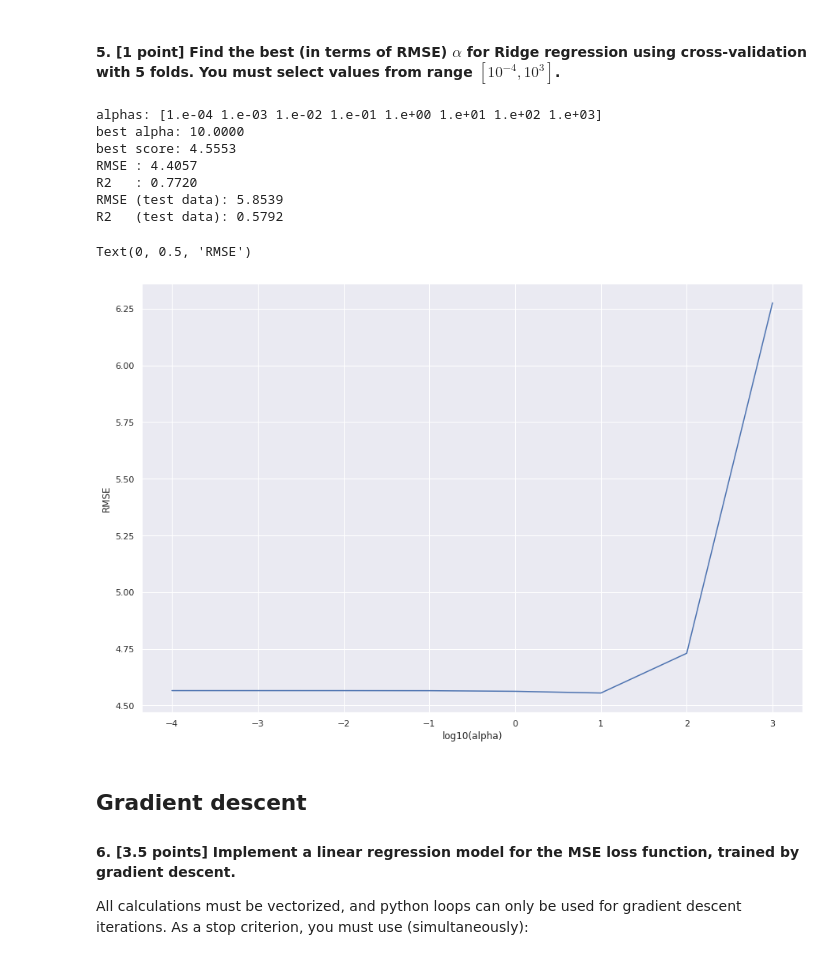
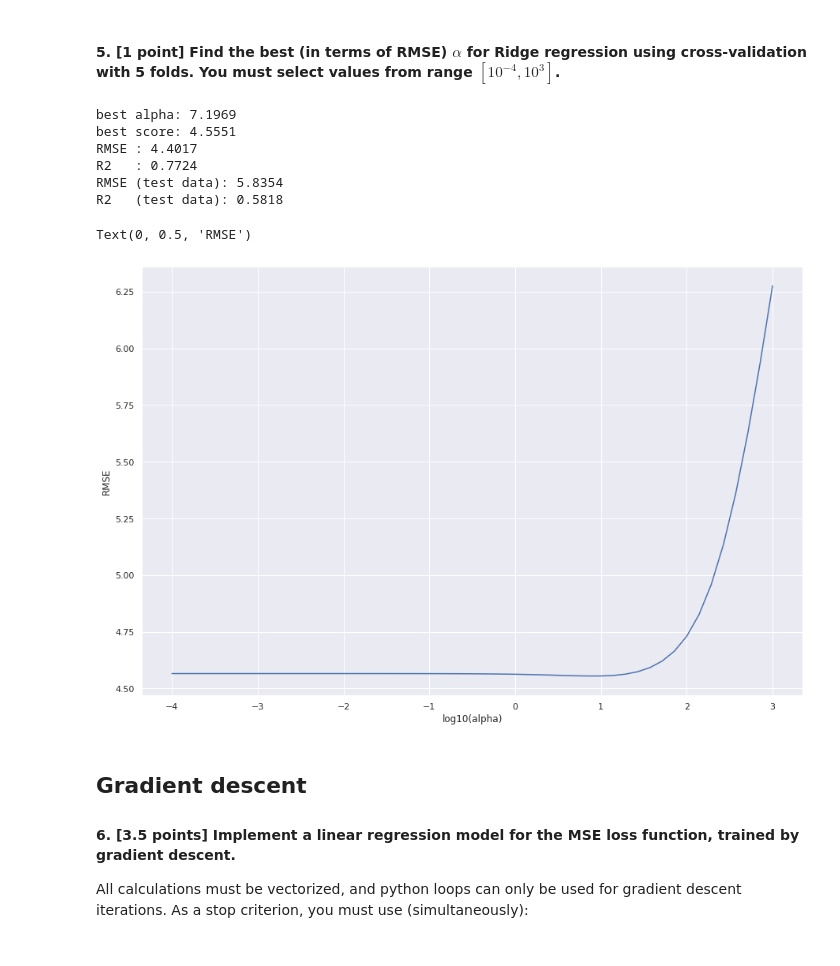
Before and after one commit to nocmok/AnDan2020, a Jupyter notebook: hw2/homework-practice-02_v3.ipynb, the cells around one changed output. Cells and saved outputs as stored; diff of their text form; code cells hidden in the pictures.

Commit message:
hw2 grid search alphas size increased

```diff
--- a/hw2/homework-practice-02_v3.ipynb
+++ b/hw2/homework-practice-02_v3.ipynb
@@ -297,40 +297,39 @@ shrinked_model.fit().summary2()
 # %%
 from sklearn.model_selection import GridSearchCV
 from sklearn.linear_model import Ridge
 
-alphas = 10 ** np.array(range(-4, 4), dtype=np.float)
+# alphas = 10 ** np.array(range(-4, 4), dtype=np.float)
+alphas = np.logspace(-4, 3, 50)
 folds = 5
 
-print('alphas: %s' % alphas)
 searcher = GridSearchCV(Ridge(), {'alpha' : alphas}, scoring='neg_root_mean_squared_error', cv=folds)
 searcher.fit(x_train_scaled, y_train)
 
 print('best alpha: %.4f' % searcher.best_params_['alpha'])
 print('best score: %.4f' % -searcher.best_score_)
 
 y_predicted = searcher.predict(x_train_scaled)
 y_predicted_test = searcher.predict(x_test_scaled)
 
 print('RMSE : %.4f' % sklearn.metrics.mean_squared_error(y_predicted, y_train, squared=False))
 print('R2   : %.4f' % sklearn.metrics.r2_score(y_train, y_predicted))
 
 print('RMSE (test data): %.4f' % sklearn.metrics.mean_squared_error(y_predicted_test, y_test, squared=False))
 print('R2   (test data): %.4f' % sklearn.metrics.r2_score(y_test, y_predicted_test))
 
 plt.figure(figsize=(15,10))
 plt.plot(np.log10(alphas), -searcher.cv_results_["mean_test_score"])
 plt.xlabel('log10(alpha)')
 plt.ylabel('RMSE')
 # %% [output]
-alphas: [1.e-04 1.e-03 1.e-02 1.e-01 1.e+00 1.e+01 1.e+02 1.e+03]
-best alpha: 10.0000
-best score: 4.5553
-RMSE : 4.4057
-R2   : 0.7720
-RMSE (test data): 5.8539
-R2   (test data): 0.5792
+best alpha: 7.1969
+best score: 4.5551
+RMSE : 4.4017
+R2   : 0.7724
+RMSE (test data): 5.8354
+R2   (test data): 0.5818
 Text(0, 0.5, 'RMSE')
-[figure, old version]
+[figure, new version]
 # %% [markdown]
 ## Gradient descent
 
```
Also changed, not shown: parts of 10 cells of this notebook.
